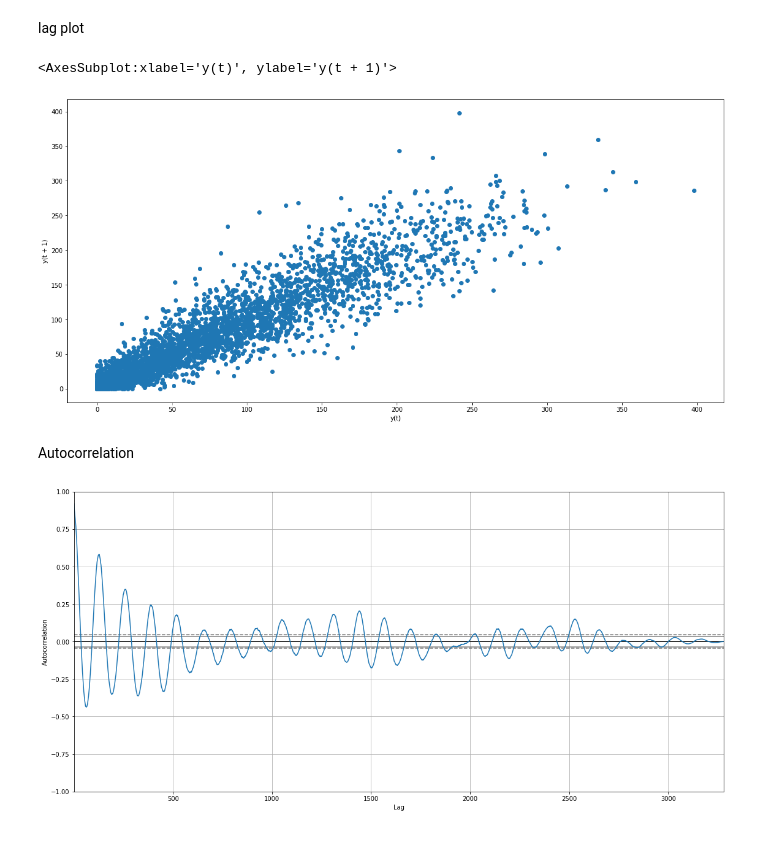
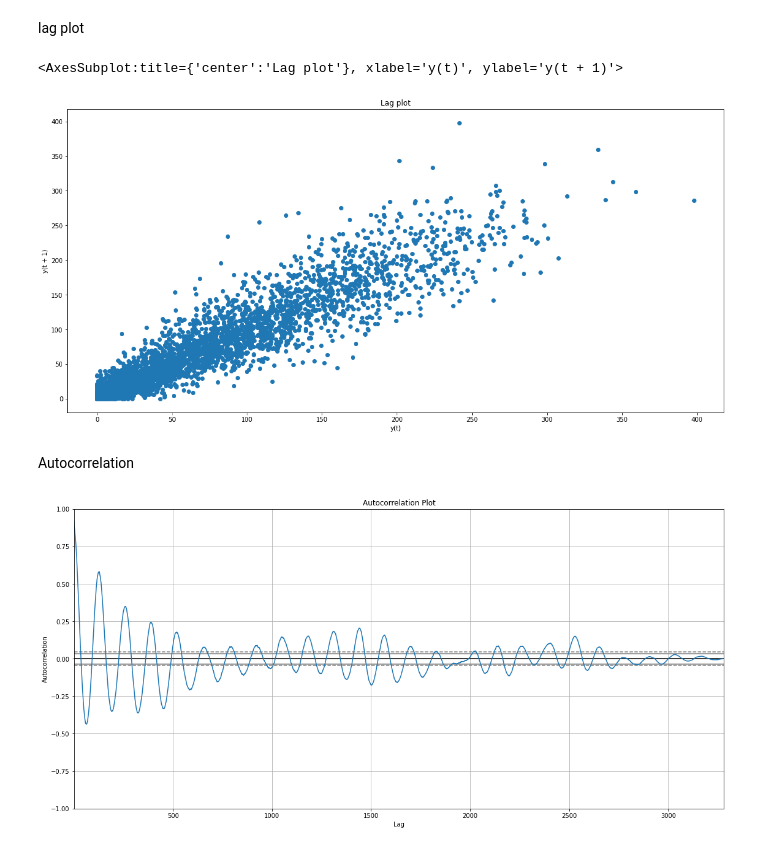
Before and after one commit to cichy1173/sunspot-analysis, a Jupyter notebook: badanie.ipynb, the cells around one changed output. Cells and saved outputs as stored; diff of their text form; code cells hidden in the pictures.

```diff
--- a/badanie.ipynb
+++ b/badanie.ipynb
@@ -209,15 +213,17 @@ lag plot
 # %%
 df = data[CSV_DATA_COLUMN]
 plt.figure(figsize=(19,9))
+plt.title("Lag plot")
 pandas.plotting.lag_plot(df, lag=1)
 # %% [output]
-<AxesSubplot:xlabel='y(t)', ylabel='y(t + 1)'>
+<AxesSubplot:title={'center':'Lag plot'}, xlabel='y(t)', ylabel='y(t + 1)'>
-[figure, old version]
+[figure, new version]
 # %% [markdown]
 Autocorrelation
 # %%
 plt.figure(figsize=(19,9))
 pandas.plotting.autocorrelation_plot(series)
+plt.title("Autocorrelation Plot")
 plt.show()
 # %% [output]
-[figure, old version]
+[figure, new version]
```
Also changed, not shown: parts of 2 cells of this notebook.
